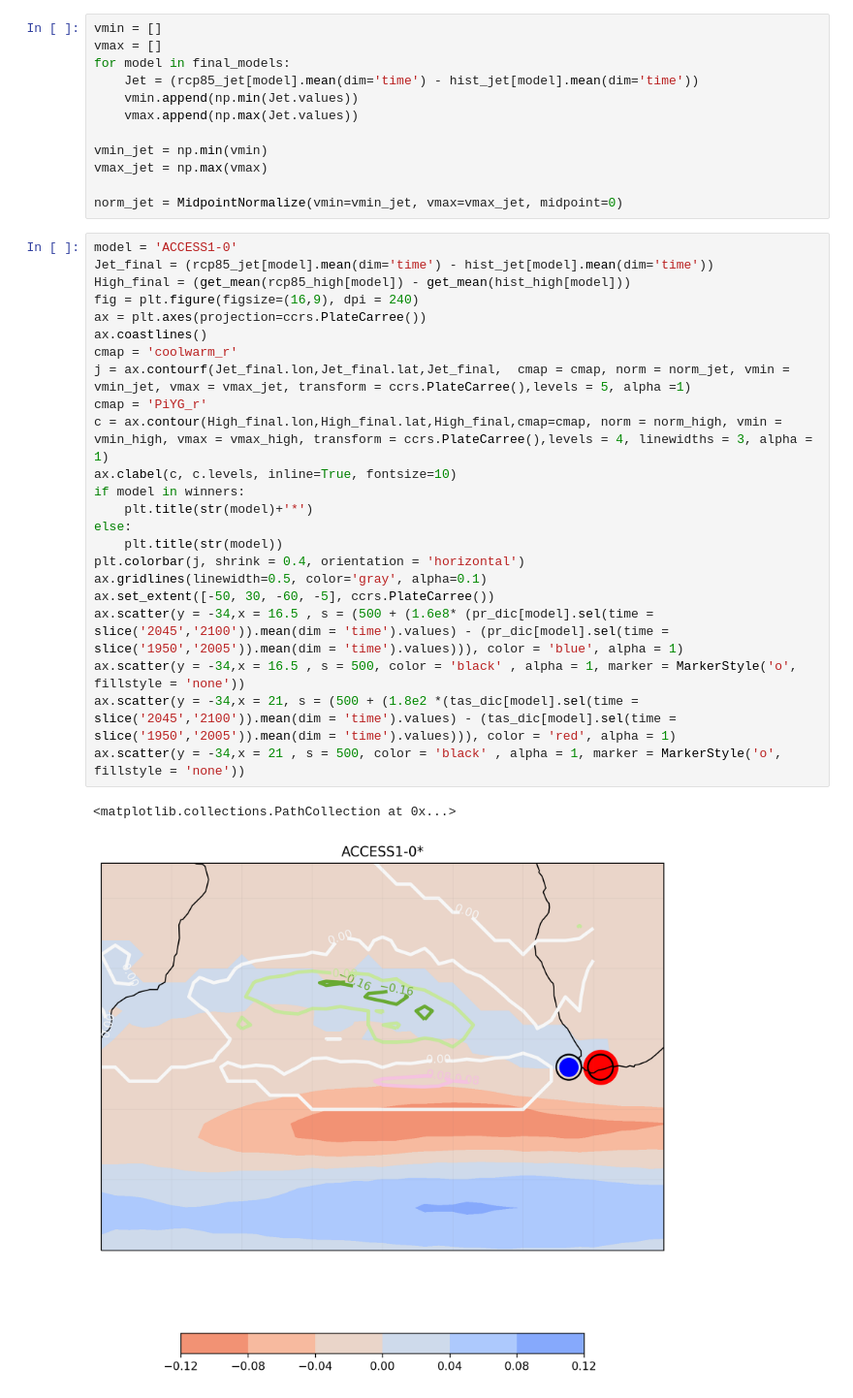
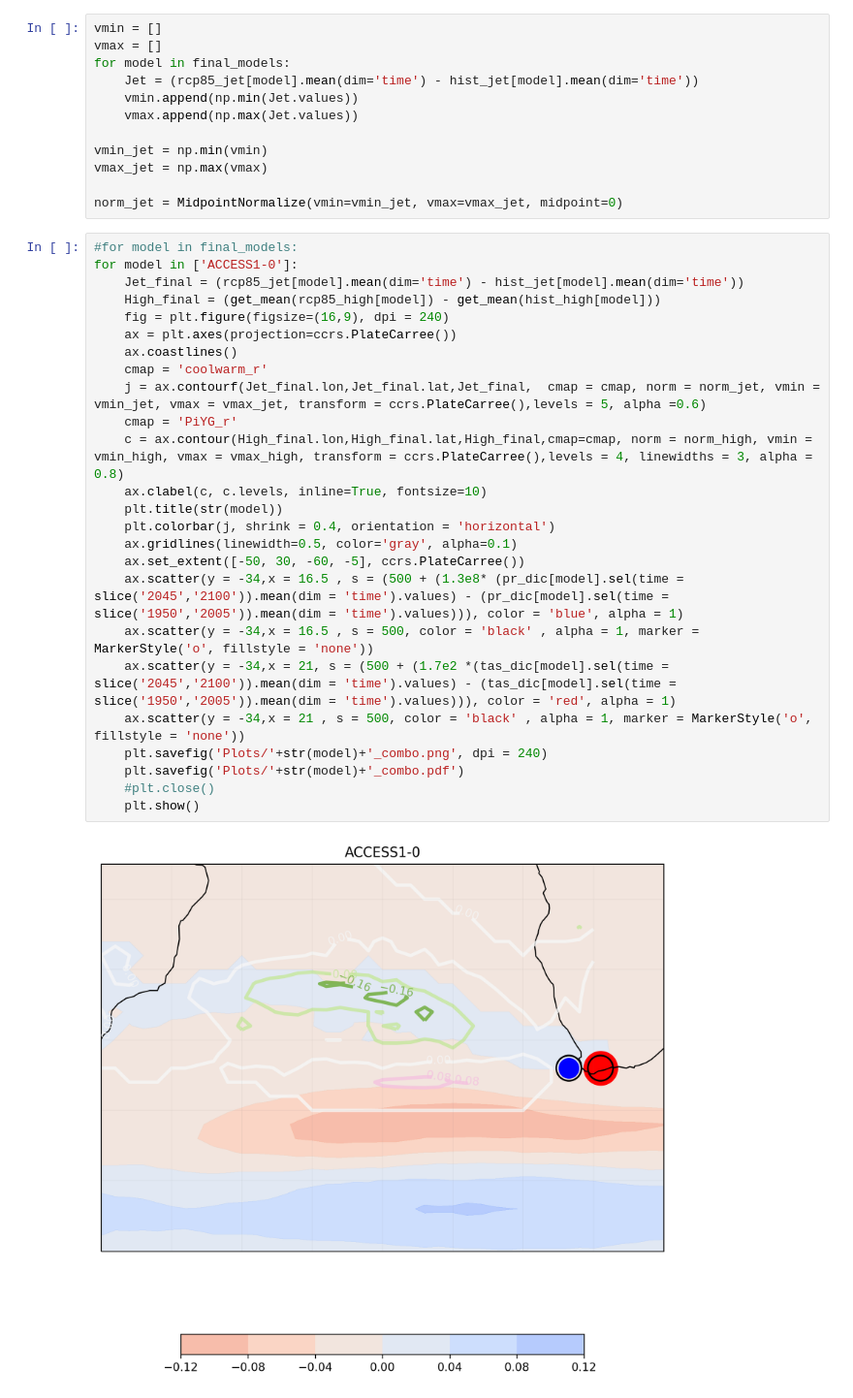
Before and after one commit to peterm790/MASTERS, a Jupyter notebook: projections/Combo_plot/COMBO_plot.ipynb, the cells around one changed output. Shown: that part at 97% size. Saved outputs shown, nothing was run; the diff lists cells and outputs as text.

```diff
--- a/projections/Combo_plot/COMBO_plot.ipynb
+++ b/projections/Combo_plot/COMBO_plot.ipynb
@@ -68,28 +68,29 @@ vmax_jet = np.max(vmax)
 
 norm_jet = MidpointNormalize(vmin=vmin_jet, vmax=vmax_jet, midpoint=0)
 # %%
-model = 'ACCESS1-0'
-Jet_final = (rcp85_jet[model].mean(dim='time') - hist_jet[model].mean(dim='time'))
-High_final = (get_mean(rcp85_high[model]) - get_mean(hist_high[model]))
-fig = plt.figure(figsize=(16,9), dpi = 240)
-ax = plt.axes(projection=ccrs.PlateCarree())
-ax.coastlines()
-cmap = 'coolwarm_r'
-j = ax.contourf(Jet_final.lon,Jet_final.lat,Jet_final,  cmap = cmap, norm = norm_jet, vmin = vmin_jet, vmax = vmax_jet, transform = ccrs.PlateCarree(),levels = 5, alpha =1)
-cmap = 'PiYG_r'
-c = ax.contour(High_final.lon,High_final.lat,High_final,cmap=cmap, norm = norm_high, vmin = vmin_high, vmax = vmax_high, transform = ccrs.PlateCarree(),levels = 4, linewidths = 3, alpha = 1)
-ax.clabel(c, c.levels, inline=True, fontsize=10)
-if model in winners:
-    plt.title(str(model)+'*')
-else:
+#for model in final_models:
+for model in ['ACCESS1-0']:
+    Jet_final = (rcp85_jet[model].mean(dim='time') - hist_jet[model].mean(dim='time'))
+    High_final = (get_mean(rcp85_high[model]) - get_mean(hist_high[model]))
+    fig = plt.figure(figsize=(16,9), dpi = 240)
+    ax = plt.axes(projection=ccrs.PlateCarree())
+    ax.coastlines()
+    cmap = 'coolwarm_r'
+    j = ax.contourf(Jet_final.lon,Jet_final.lat,Jet_final,  cmap = cmap, norm = norm_jet, vmin = vmin_jet, vmax = vmax_jet, transform = ccrs.PlateCarree(),levels = 5, alpha =0.6)
+    cmap = 'PiYG_r'
+    c = ax.contour(High_final.lon,High_final.lat,High_final,cmap=cmap, norm = norm_high, vmin = vmin_high, vmax = vmax_high, transform = ccrs.PlateCarree(),levels = 4, linewidths = 3, alpha = 0.8)
+    ax.clabel(c, c.levels, inline=True, fontsize=10)
     plt.title(str(model))
-plt.colorbar(j, shrink = 0.4, orientation = 'horizontal')
-ax.gridlines(linewidth=0.5, color='gray', alpha=0.1)
-ax.set_extent([-50, 30, -60, -5], ccrs.PlateCarree())
-ax.scatter(y = -34,x = 16.5 , s = (500 + (1.6e8* (pr_dic[model].sel(time = slice('2045','2100')).mean(dim = 'time').values) - (pr_dic[model].sel(time = slice('1950','2005')).mean(dim = 'time').values))), color = 'blue', alpha = 1)
-ax.scatter(y = -34,x = 16.5 , s = 500, color = 'black' , alpha = 1, marker = MarkerStyle('o', fillstyle = 'none'))
-ax.scatter(y = -34,x = 21, s = (500 + (1.8e2 *(tas_dic[model].sel(time = slice('2045','2100')).mean(dim = 'time').values) - (tas_dic[model].sel(time = slice('1950','2005')).mean(dim = 'time').values))), color = 'red', alpha = 1)
-ax.scatter(y = -34,x = 21 , s = 500, color = 'black' , alpha = 1, marker = MarkerStyle('o', fillstyle = 'none'))
+    plt.colorbar(j, shrink = 0.4, orientation = 'horizontal')
+    ax.gridlines(linewidth=0.5, color='gray', alpha=0.1)
+    ax.set_extent([-50, 30, -60, -5], ccrs.PlateCarree())
+    ax.scatter(y = -34,x = 16.5 , s = (500 + (1.3e8* (pr_dic[model].sel(time = slice('2045','2100')).mean(dim = 'time').values) - (pr_dic[model].sel(time = slice('1950','2005')).mean(dim = 'time').values))), color = 'blue', alpha = 1)
+    ax.scatter(y = -34,x = 16.5 , s = 500, color = 'black' , alpha = 1, marker = MarkerStyle('o', fillstyle = 'none'))
+    ax.scatter(y = -34,x = 21, s = (500 + (1.7e2 *(tas_dic[model].sel(time = slice('2045','2100')).mean(dim = 'time').values) - (tas_dic[model].sel(time = slice('1950','2005')).mean(dim = 'time').values))), color = 'red', alpha = 1)
+    ax.scatter(y = -34,x = 21 , s = 500, color = 'black' , alpha = 1, marker = MarkerStyle('o', fillstyle = 'none'))
+    plt.savefig('Plots/'+str(model)+'_combo.png', dpi = 240)
+    plt.savefig('Plots/'+str(model)+'_combo.pdf')
+    #plt.close()
+    plt.show()
 # %% [output]
-<matplotlib.collections.PathCollection at 0x...>
-[figure, old version]
+[figure, new version]
```
Also changed, not shown: parts of 7 cells of this notebook, 7 other files.
